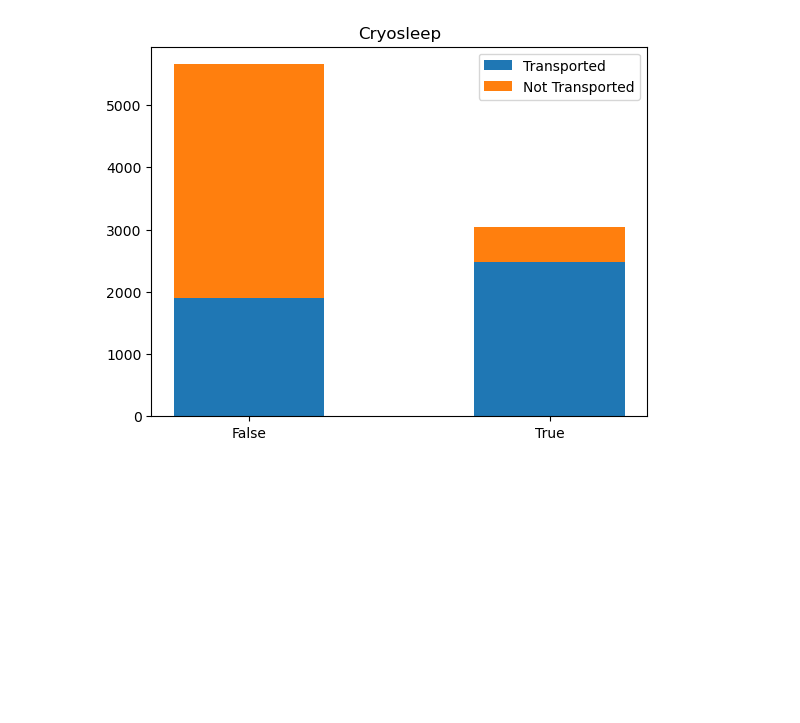
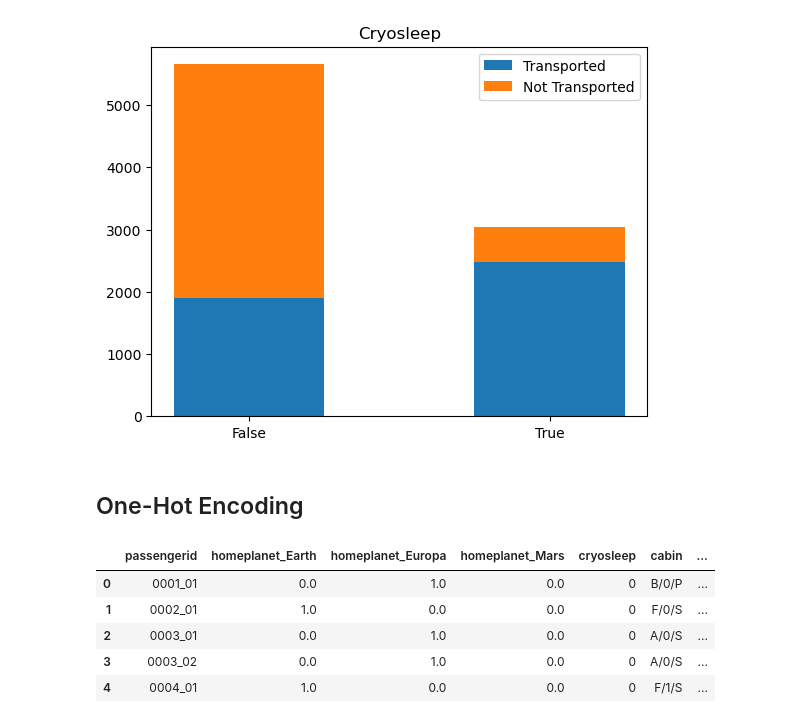
Before and after one commit to heereenveen/Kaggle, a Jupyter notebook: Spaceship Titanic/spaceship_titanic.ipynb, the cells around one changed output. Drawn from its saved outputs; the diff is of its cells as text; code cells hidden in the pictures; blank space fills up the shorter version.

Commit message:
one-hot-encoder

```diff
--- a/Spaceship Titanic/spaceship_titanic.ipynb
+++ b/Spaceship Titanic/spaceship_titanic.ipynb
@@ -280,3 +280,30 @@ True       False           554
            True           2483
 dtype: int64
 [figure]
+# %% [markdown]
+## One-Hot Encoding
+# %%
+from sklearn.preprocessing import OneHotEncoder
+
+ohe = OneHotEncoder(handle_unknown='ignore', sparse_output=False).set_output(transform='pandas')
+
+for i in data_train.columns:
+    if data_train[i].dtype == 'object':
+        #For binary
+        if data_train[i].nunique() == 2: data_train[i] = data_train[i].map({True: 1, False: 0})
+        if data_train[i].nunique() == 3:
+            idx = data_train.columns.get_loc(i)
+            ohetransform = ohe.fit_transform(data_train[[i]])
+            data_train.drop(columns=[i], inplace=True)
+            for col in reversed(ohetransform.columns):
+                data_train.insert(loc=idx, column=col, value=ohetransform[col])
+
+
+data_train.head()
+# %% [output]
+|  | passengerid | homeplanet_Earth | homeplanet_Europa | homeplanet_Mars | cryosleep | cabin | ... |
+| 0 | 0001_01 | 0.0 | 1.0 | 0.0 | 0 | B/0/P | ... |
+| 1 | 0002_01 | 1.0 | 0.0 | 0.0 | 0 | F/0/S | ... |
+| 2 | 0003_01 | 0.0 | 1.0 | 0.0 | 0 | A/0/S | ... |
+| 3 | 0003_02 | 0.0 | 1.0 | 0.0 | 0 | A/0/S | ... |
+| 4 | 0004_01 | 1.0 | 0.0 | 0.0 | 0 | F/1/S | ... |
```
